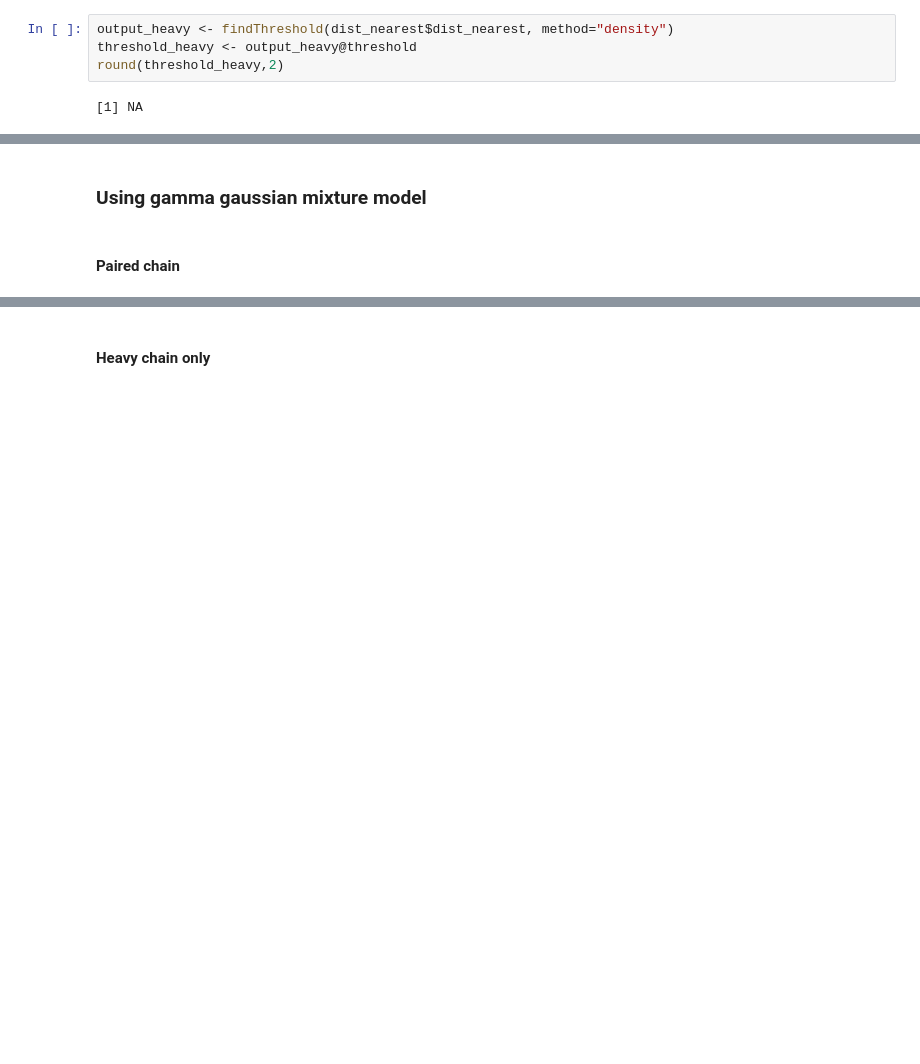
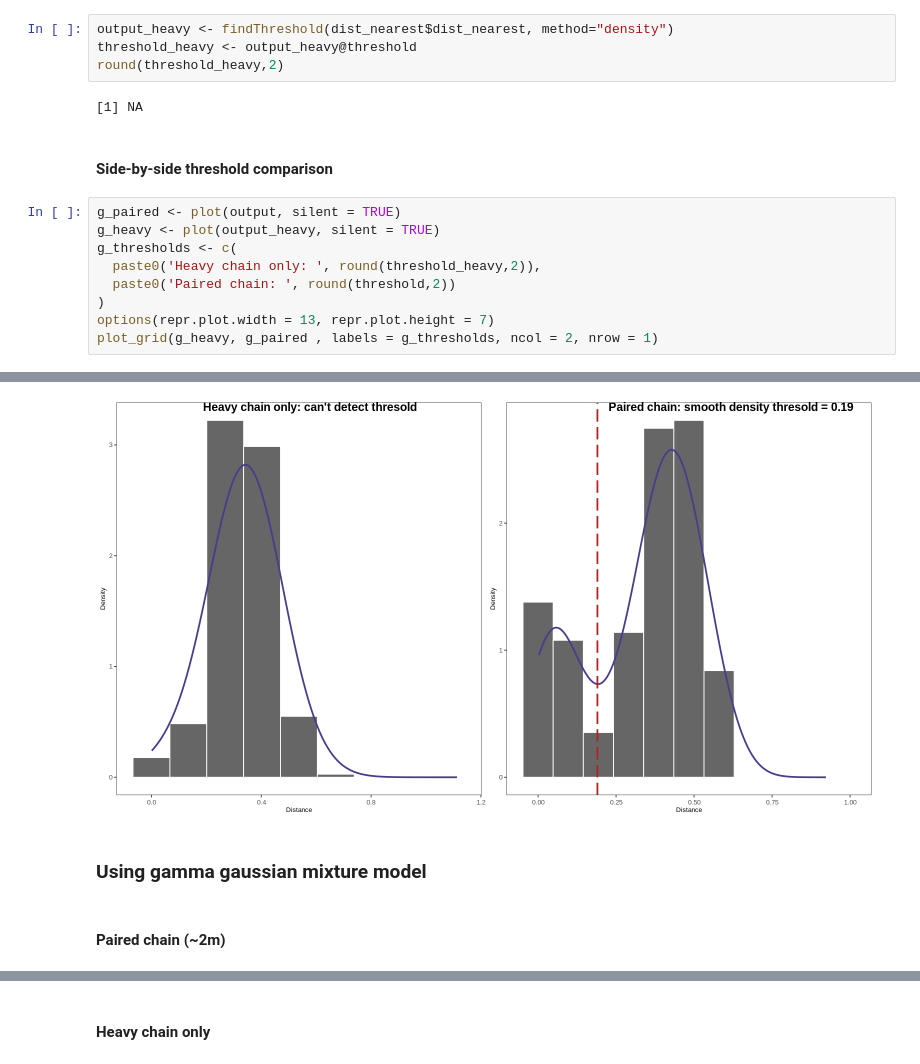
Before and after one commit to yyw-informatics/WASP, a Jupyter notebook: Immcantation_3_Clonal_relationship_inference_with_SHazaM_and_SCOPer_in_R.ipynb, the cells around one changed output, grey strips where cells are left out. Saved outputs shown, nothing was run; the diff lists cells and outputs as text; blank space fills up the shorter version.

```diff
--- a/Immcantation_3_Clonal_relationship_inference_with_SHazaM_and_SCOPer_in_R.ipynb
+++ b/Immcantation_3_Clonal_relationship_inference_with_SHazaM_and_SCOPer_in_R.ipynb
@@ -277,3 +277,15 @@ threshold_heavy <- output_heavy@threshold
 round(threshold_heavy,2)
 # %% [output]
 [1] NA
+# %% [markdown]
+#### Side-by-side threshold comparison
+# %%
+g_paired <- plot(output, silent = TRUE)
+g_heavy <- plot(output_heavy, silent = TRUE)
+g_thresholds <- c(
+  paste0('Heavy chain only: ', round(threshold_heavy,2)),
+  paste0('Paired chain: ', round(threshold,2))
+)
+options(repr.plot.width = 13, repr.plot.height = 7)
+plot_grid(g_heavy, g_paired , labels = g_thresholds, ncol = 2, nrow = 1)
+# %% [output]
@@ -280,7 +294,8 @@ round(threshold_heavy,2)
+[figure, added]
 # %% [markdown]
 ### Using gamma gaussian mixture model
 # %% [markdown]
-#### Paired chain
+#### Paired chain (~2m)
 # %%
 output_gmm <- findThreshold(dist_sc$dist_nearest, method="gmm")
 threshold_gmm <- output_gmm@threshold
```
Also changed, not shown: parts of 15 cells of this notebook.
